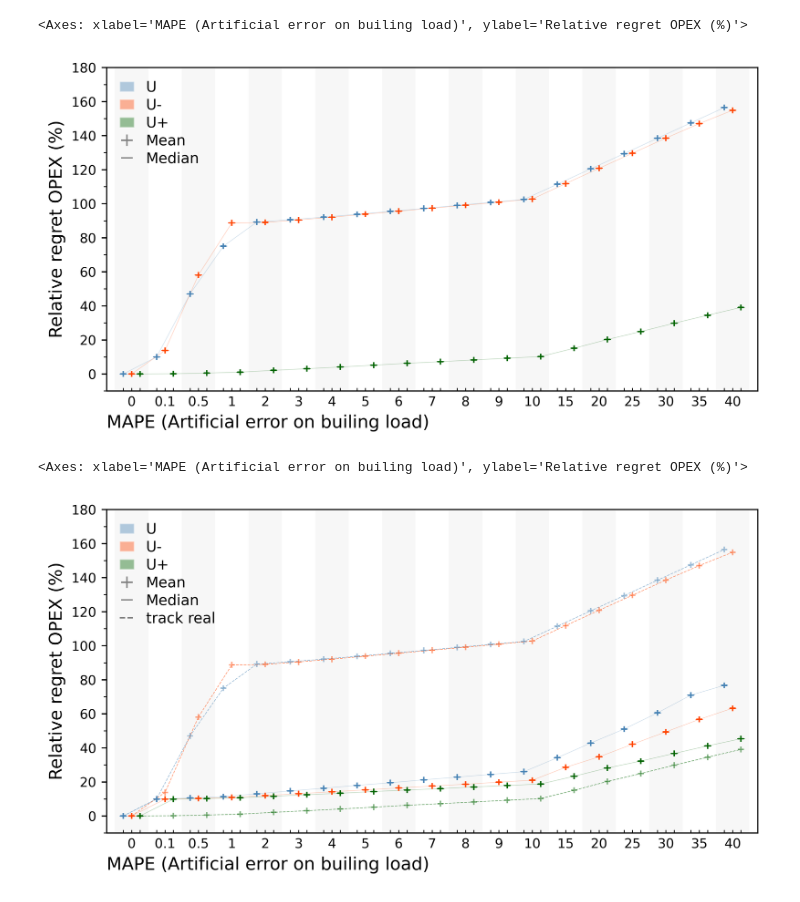
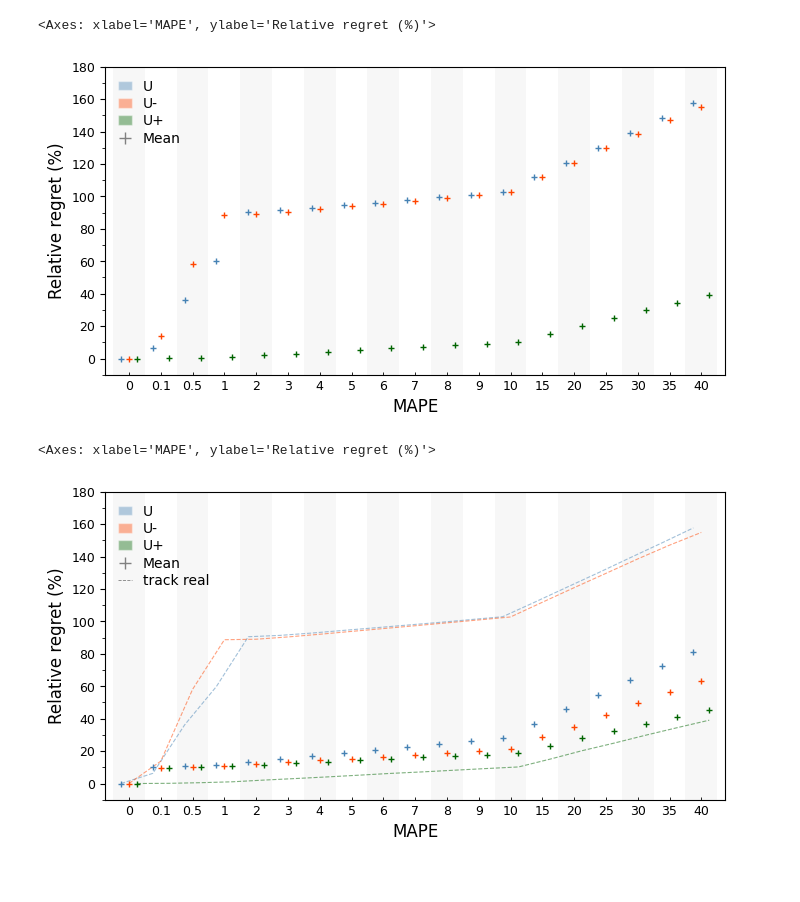
Before and after one commit to AarenLee07/Microgrid-Optimizer, a Jupyter notebook: paper_working/fig3-Value-of-info2.ipynb, the cells around one changed output. Drawn from its saved outputs; the diff is of its cells as text; code cells hidden in the pictures.

```diff
--- a/paper_working/fig3-Value-of-info2.ipynb
+++ b/paper_working/fig3-Value-of-info2.ipynb
@@ -16,7 +16,7 @@ from matplotlib.patches import Patch
 from matplotlib.lines import Line2D
 
 rc_={
-    "figure.dpi":600,
+    "figure.dpi":100,
     "font.size":10,
     "axes.facecolor":"white",
     "savefig.facecolor":"white",
@@ -31,9 +31,9 @@ from plot_helper import *
 from utils.plot_utils import *
 customize_plt() # customize plt configs, see plot_utils
 # %%
-mon_list=['May']#['Jan','Feb','Mar','Apr','May','Jun','Jul','Aug','Sep','Oct','Dec','Nov']
-folder_path=r'D:\Codes\Energy_grid_new\output\experiments\thesis_value_of_information'
-#folder_path=r'L:\Coding_project\Energy_grid_new\output\experiments\thesis_value_of_information'
+mon_list=['May']#['Jan','Feb','Mar','Apr','May','Jun','Jul','Aug','Sep','Oct','Dec','Nov']#
+#folder_path=r'D:\Codes\Energy_grid_new\output\experiments\thesis_value_of_information\ununiform-hour'
+folder_path=r'L:\Coding_project\Energy_grid_new\output\experiments\thesis_value_of_information\uniform-hour'
 fn_list=[]
 for i in mon_list:
     fn="6h-bat-"+i+"-disturbance-type.xlsx"
@@ -43,20 +43,20 @@ mape,y_dic_old,mean_dic_old= get_df_for_plot("by_execution",fn_list)
 mape,y_dic,mean_dic= get_df_for_plot("minimize_cap",fn_list)
 # %%
 cluster_box_plot(
-    figsize=(8,4),
+    figsize=(8,4),plot_line_new=False,
     mape=mape,y_dic=y_dic_old,mean_dic=mean_dic_old,
     save_fn="fig3-value-of-info-track-real-may.png"
 
 )
 # %% [output]
-<Axes: xlabel='MAPE (Artificial error on builing load)', ylabel='Relative regret OPEX (%)'>
+<Axes: xlabel='MAPE', ylabel='Relative regret (%)'>
-[figure, old version]
+[figure, new version]
 # %%
 cluster_box_plot(
-    figsize=(8,4),
+    figsize=(8,4),plot_line_new=False,
     mape=mape,y_dic=y_dic,mean_dic=mean_dic,
     mean_dic_old=mean_dic_old,plot_line_old=True
 )
 # %% [output]
-<Axes: xlabel='MAPE (Artificial error on builing load)', ylabel='Relative regret OPEX (%)'>
+<Axes: xlabel='MAPE', ylabel='Relative regret (%)'>
-[figure, old version]
+[figure, new version]
```
Also changed, not shown: 47 other files.
